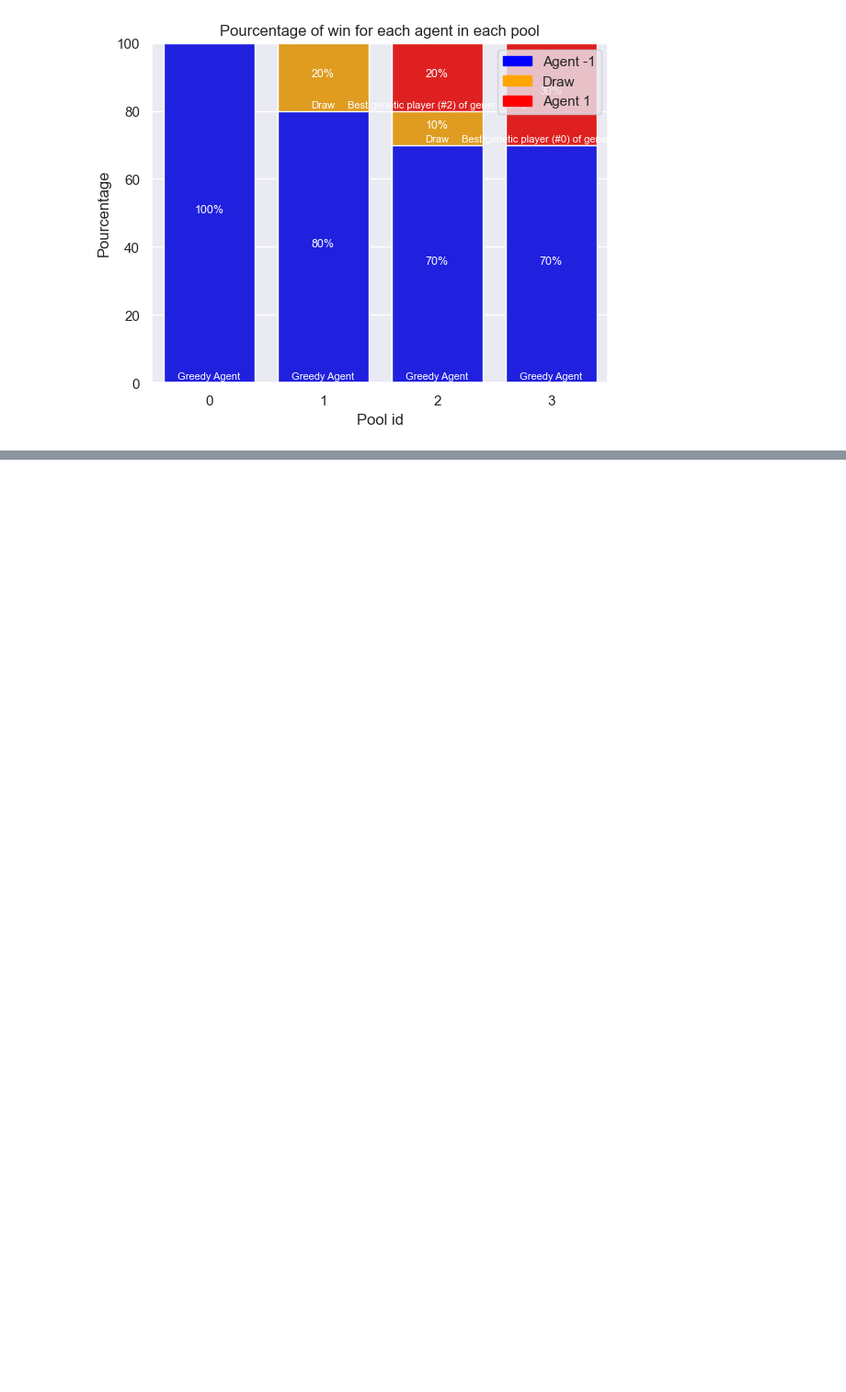
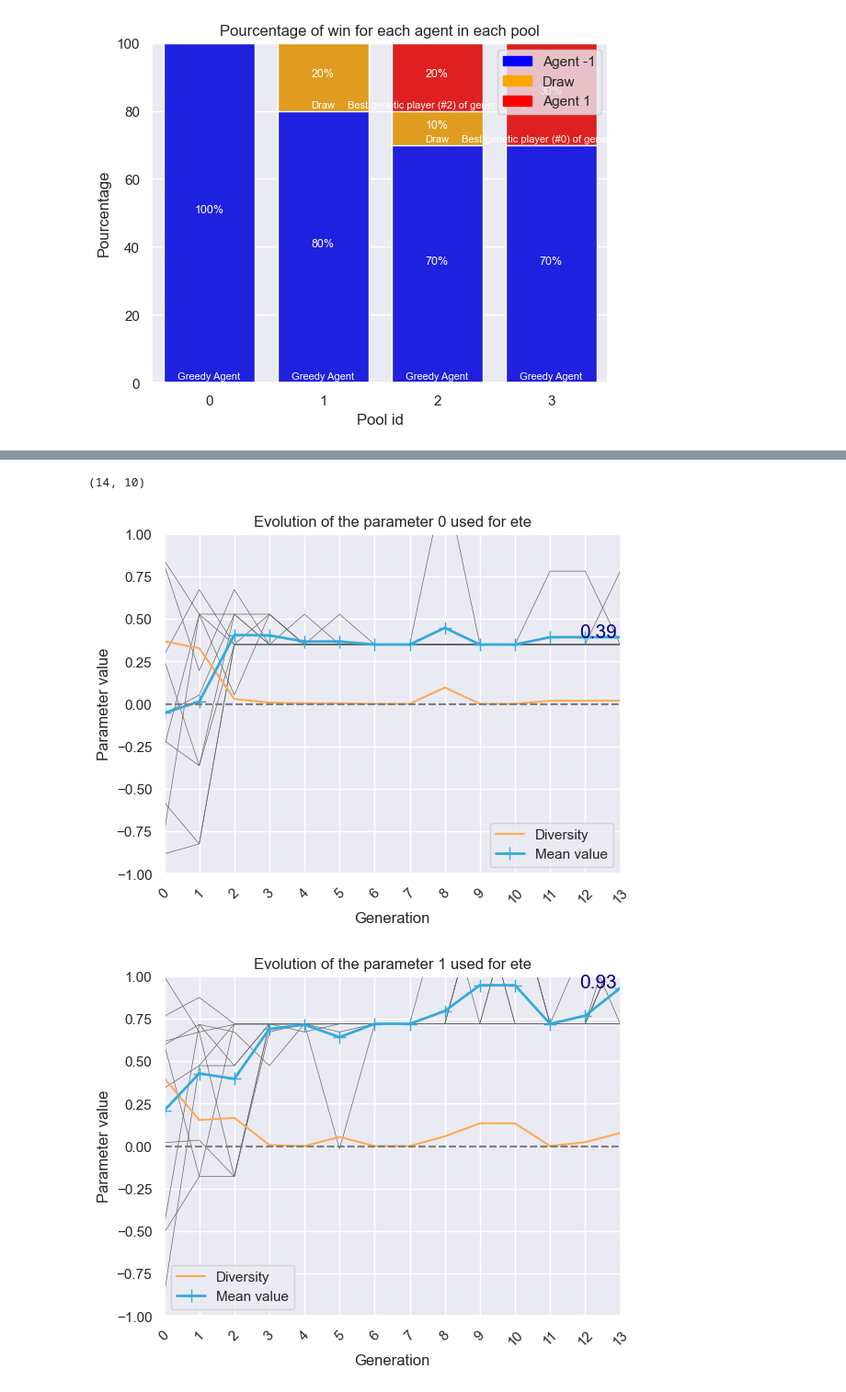
Before and after one commit to StephaneBranly/INF8215-Avalam-AI, a Jupyter notebook: stats/plot_experiments.ipynb, the cells around one changed output, grey strips where cells are left out. Shown at 92% size. Cells and saved outputs as stored; diff of their text form; code cells hidden in the pictures; blank space fills up the shorter version.

```diff
--- a/stats/plot_experiments.ipynb
+++ b/stats/plot_experiments.ipynb
@@ -120,0 +154,39 @@ plt.show()
+# %%
+param = 4
+
+def plot_param_evolution(param, function_name=None):
+    x_ticks = np.arange(0, nb_gen, 1)
+    y_ticks = np.arange(-1, 1.1, 0.1)
+
+    fig=plt.figure()
+    ax=fig.add_subplot(111)
+
+
+    var = params_df[param].var(axis=1)
+    mean = params_df[param].mean(axis=1)
+    for ind in range(nb_ind):
+        ax.plot(params_df[param].index, params_df[param].iloc[:, ind], c='#666', linewidth=.5, label=None, fillstyle='none')
+
+    ax.plot(params_df[param].index, var, c='#FA5', label=f"Diversity", fillstyle='none')
+    ax.plot(params_df[param].index, mean, c='#3AD', linewidth=2, label=f"Mean value", fillstyle='none', marker="+", markersize=10)
+
+    ax.set(title=f"Evolution of the parameter {param} {'used for '+function_name if function_name else ''}", xlabel='Generation', ylabel='Parameter value', xticks=x_ticks)
+    ax.set_xticklabels(x_ticks, rotation=45)
+    ax.add_line(plt.axhline(y=0, color='grey', linestyle='--'))
+    ax.set(ylim=(-1, 1))
+    ax.set(xlim=(0, nb_gen-1))
+    ax.text(nb_gen-1.1, mean[nb_gen-1], round(mean[nb_gen-1],2), fontsize = 15, color='darkblue', ha='right')
+    plt.legend(loc='best')
+# %%
+params_df[0].shape
+# %% [output]
+(14, 10)
+# %%
+from matplotlib.backends.backend_pdf import PdfPages
+with PdfPages(f"test.pdf") as pdf:
+        for a in range(5):
+            fig = plot_param_evolution(a, 'ete')
+            pdf.savefig(fig)
+# %% [output]
+[figure, added]
+[figure, added]
```
Also changed, not shown: parts of 4 cells of this notebook, 7 other files.
